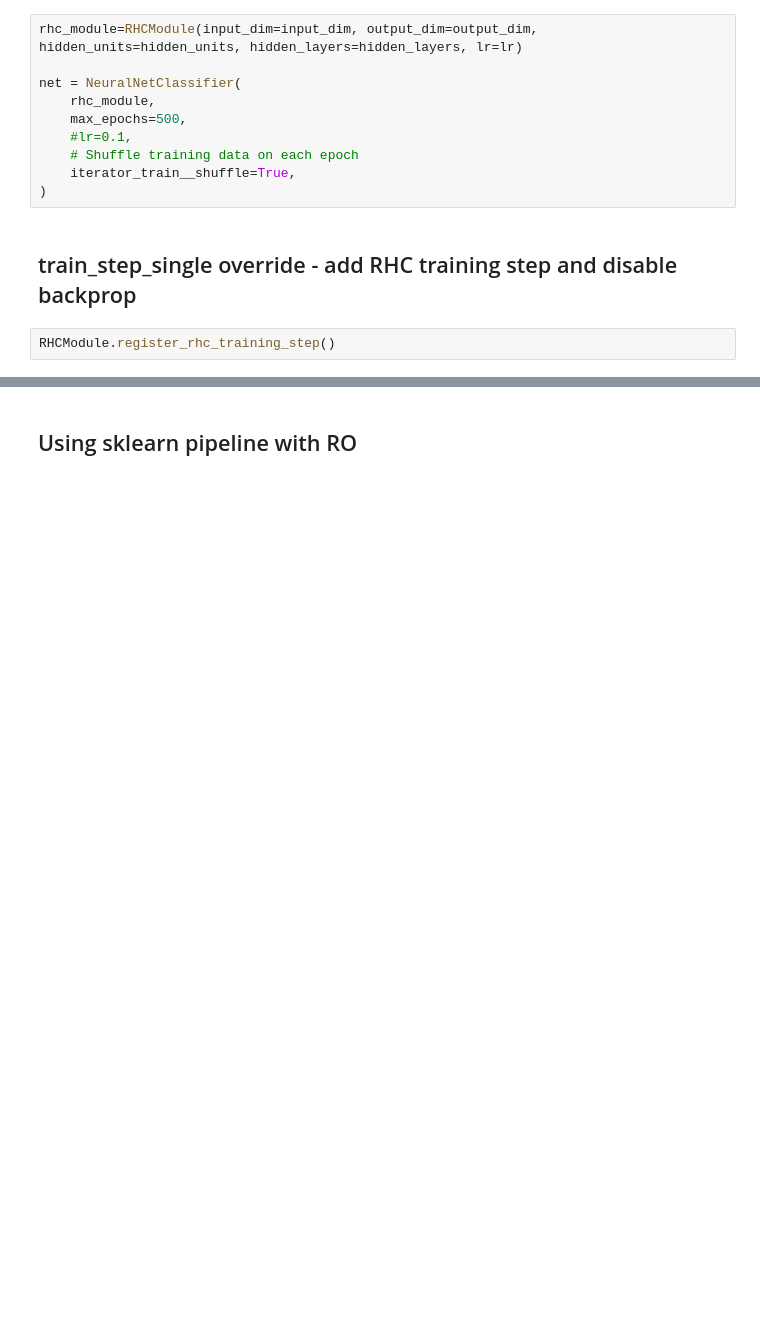
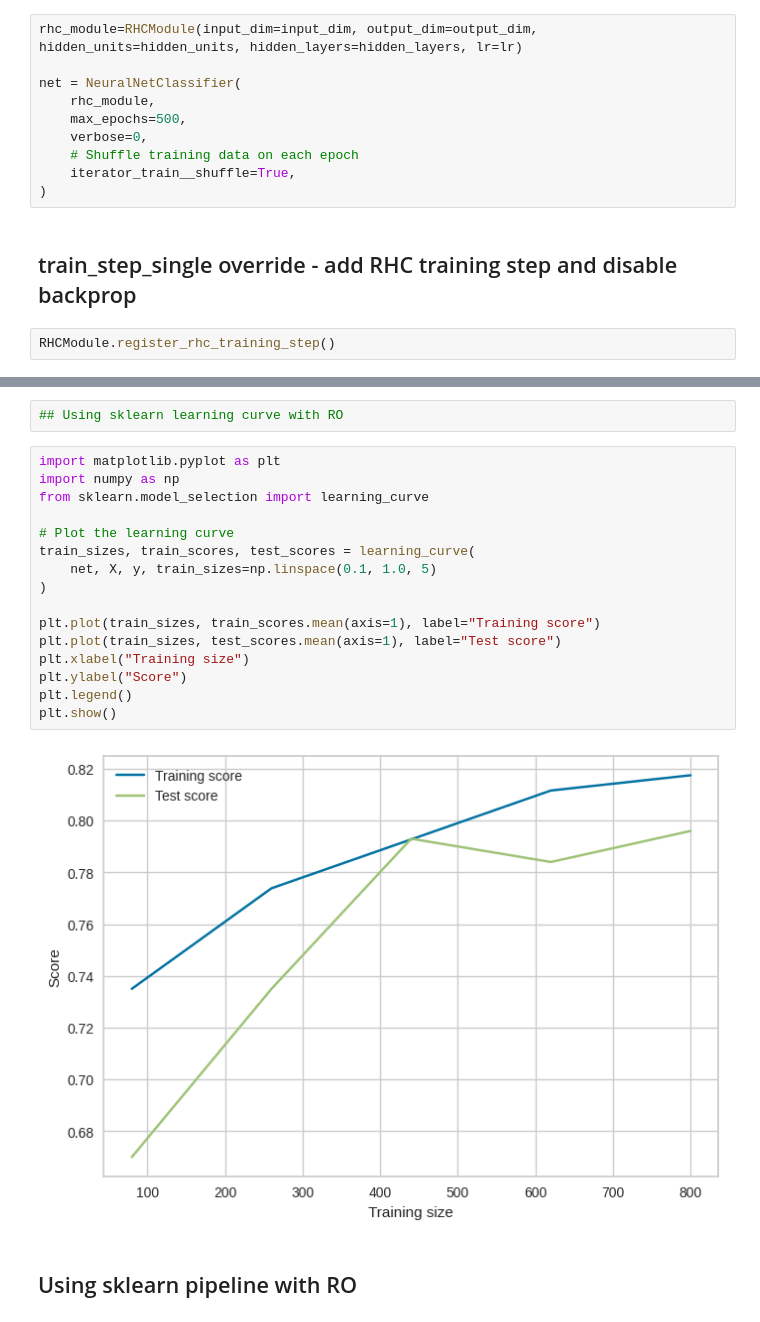
Before and after one commit to jlm429/pyperch, a Jupyter notebook: notebooks/rhc_opt_network.ipynb, the cells around one changed output, grey strips where cells are left out. Cells and saved outputs as stored; diff of their text form; blank space fills up the shorter version.

```diff
--- a/notebooks/rhc_opt_network.ipynb
+++ b/notebooks/rhc_opt_network.ipynb
@@ -38,7 +38,7 @@ rhc_module=RHCModule(input_dim=input_dim, output_dim=output_dim, hidden_units=hi
 net = NeuralNetClassifier(
     rhc_module,
     max_epochs=500,
-    #lr=0.1,
+    verbose=0,
     # Shuffle training data on each epoch
     iterator_train__shuffle=True,
 )
@@ -81,3 +64,23 @@ net.fit(X, y)
+# %%
+## Using sklearn learning curve with RO
+# %%
+import matplotlib.pyplot as plt
+import numpy as np
+from sklearn.model_selection import learning_curve
+
+# Plot the learning curve
+train_sizes, train_scores, test_scores = learning_curve(
+    net, X, y, train_sizes=np.linspace(0.1, 1.0, 5)
+)
+
+plt.plot(train_sizes, train_scores.mean(axis=1), label="Training score")
+plt.plot(train_sizes, test_scores.mean(axis=1), label="Test score")
+plt.xlabel("Training size")
+plt.ylabel("Score")
+plt.legend()
+plt.show()
+# %% [output]
+[figure, added]
 # %% [markdown]
 ## Using sklearn pipeline with RO
 # %%
```
Also changed, not shown: parts of 3 cells of this notebook.
